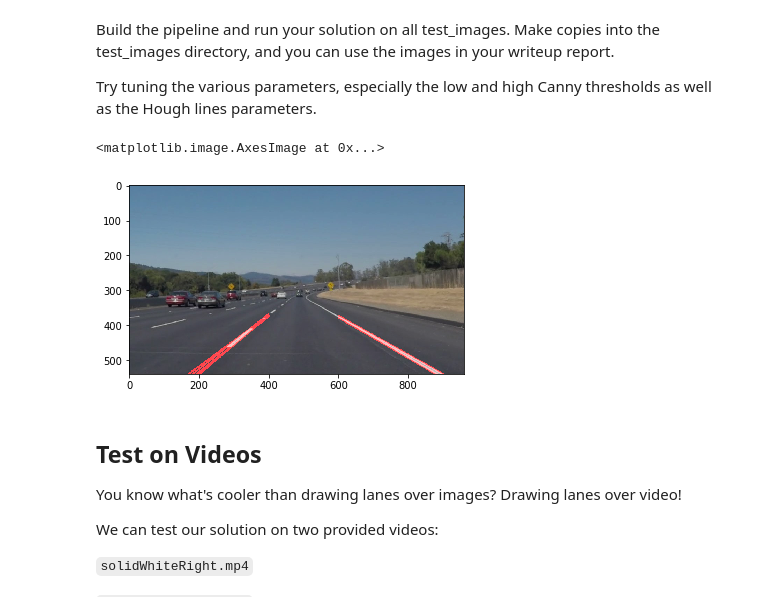
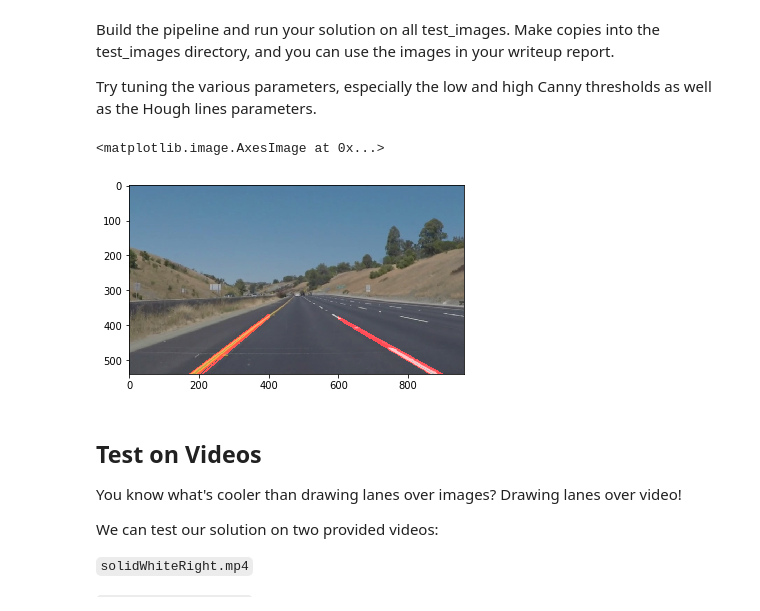
Before and after one commit to pabloelizalde/CarND-LaneLines-P1, a Jupyter notebook: P1.ipynb, the cells around one changed output. Cells and saved outputs as stored; diff of their text form; code cells hidden in the pictures.

```diff
--- a/P1.ipynb
+++ b/P1.ipynb
@@ -51,7 +51,7 @@ import cv2
 ## Read in an Image
 # %%
 #reading in an image
-image = mpimg.imread('test_images/solidWhiteCurve.jpg')
+image = mpimg.imread('test_images/whiteCarLaneSwitch.jpg')
 
 #printing out some stats and plotting
 print('This image is:', type(image), 'with dimesions:', image.shape)
@@ -145,11 +145,10 @@ def draw_lines(img, lines, color=[255, 0, 0], thickness=4):
     If you want to make the lines semi-transparent, think about combining
     this function with the weighted_img() function below
     """
-    right = []
-    left = []
 
     for line in lines:
         for x1,y1,x2,y2 in line:
+#             cv2.line(img, (x1, y1), (x2, y2), color, thickness)
             slope = ((y2-y1)/(x2-x1))
             yintercept = y1 - (slope*x1)
             if slope > 0:
@@ -157,15 +156,11 @@ def draw_lines(img, lines, color=[255, 0, 0], thickness=4):
                 extend_y1 = round_int(slope*600) + round_int(yintercept)
                 extend_y2 = round_int(slope*900) + round_int(yintercept)
                 cv2.line(img, (600, extend_y1), (900, extend_y2), color, thickness)
-                right.append(line)
-
             else:
                 #add line to left
-                left.append(line)
                 extend_y1 = round_int(slope*100) + round_int(yintercept)
                 extend_y2 = round_int(slope*400) + round_int(yintercept)
-                cv2.line(img, (400, extend_y2), (100, extend_y1), color, thickness)
-#             cv2.line(img, (x1, y1), (x2, y2), color, thickness)
+                cv2.line(img, (100, extend_y1), (400, extend_y2), color, thickness)
 
 def hough_lines(img, rho, theta, threshold, min_line_len, max_line_gap):
     """
@@ -219,46 +214,46 @@ Try tuning the various parameters, especially the low and high Canny thresholds
 # then save them to the test_images directory.
 def pipeline(image):
 
+    # Grayscale the image
     gray = grayscale(image)
-    # plt.imshow(gray, cmap='gray')
+
+    # Apply Gaussian blur
     blur_gray = gaussian_blur(gray, 5)
+    # plt.imshow(blur_gray, cmap='Greys_r')
+
+    # Apply Canny function to get edges
     edges = canny(blur_gray, 50, 150)
 
-    # Next we'll create a masked edges image using cv2.fillPoly()
-    mask = np.zeros_like(edges)
-    ignore_mask_color = 255
-
-    # This time we are defining a four sided polygon to mask
+    # Set a region of interest
     imshape = image.shape
     vertices = np.array([[(100,imshape[0]),(400, 350), (600, 350), (imshape[1],imshape[0])]], dtype=np.int32)
-    cv2.fillPoly(mask, vertices, ignore_mask_color)
-    masked_edges = cv2.bitwise_and(edges, mask)
+    masked_edges = region_of_interest(edges, vertices)
+
     # Define the Hough transform parameters
     # Make a blank the same size as our image to draw on
     rho = 2
     theta = np.pi/180
     threshold = 30
     min_line_length = 40
     max_line_gap = 20
 
     # Run Hough on edge detected image
     # lines = cv2.HoughLinesP(edges, rho, theta, threshold, np.array([]),
     #                             min_line_length, max_line_gap)
     line_image = hough_lines(masked_edges, rho, theta, threshold, min_line_length, max_line_gap)
 
     # Create a "color" binary image to combine with line image
     color_edges = np.dstack((edges, edges, edges))
 
     # Draw the lines on the edge image
     combo = weighted_img(line_image, image, α=0.8, β=1., λ=0.)
-#     plt.imshow(combo)
     return combo
 
 result = pipeline(image)
 plt.imshow(result)
 # %% [output]
 <matplotlib.image.AxesImage at 0x...>
-[figure, old version]
+[figure, new version]
 # %% [markdown]
 ## Test on Videos
 
```
Also changed, not shown: parts of 3 cells of this notebook, 2 other files.
